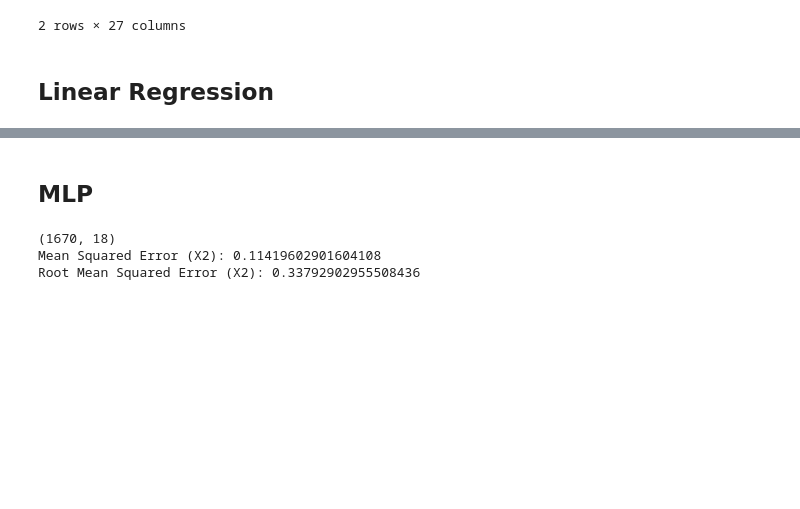
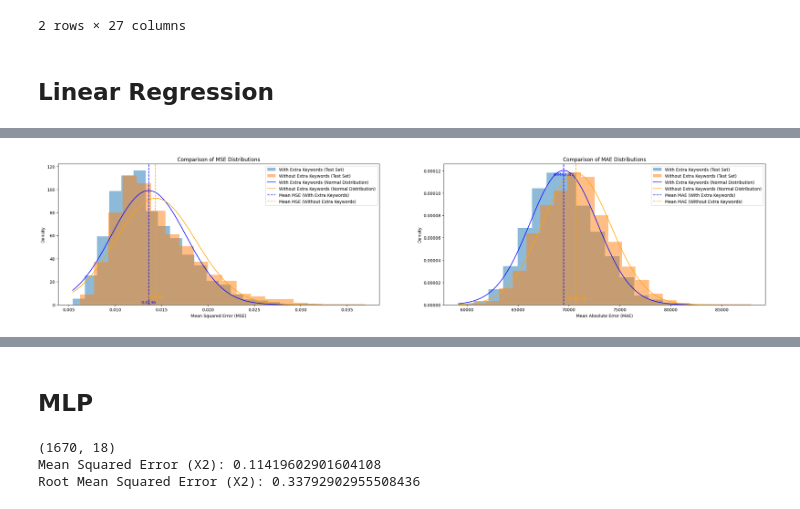
Before and after one commit to Chr728/SALARYPREDICTION, a Jupyter notebook: model_training.ipynb, the cells around one changed output, grey strips where cells are left out. Saved outputs shown, nothing was run; the diff lists cells and outputs as text; code cells hidden in the pictures; blank space fills up the shorter version.

Commit message:
added some graphs

```diff
--- a/model_training.ipynb
+++ b/model_training.ipynb
@@ -105,0 +141,80 @@ Root Mean Squared Error Percentage: 0.3181026997976785
+# %%
+import matplotlib.pyplot as plt
+import numpy as np
+from scipy.stats import norm
+
+# Create figure and axes with larger size
+fig, axs = plt.subplots(1, 2, figsize=(30, 6))
+
+# Plot for MSE distribution
+# Define range for the X-axis
+x_min_mse = min(min(test_mse2_values), min(test_mse3_values))
+x_max_mse = max(max(test_mse2_values), max(test_mse3_values))
+x_range_mse = np.linspace(x_min_mse, x_max_mse, 100)
+
+# Plot histogram of MSE values for model with extra keywords
+axs[0].hist(test_mse2_values, bins=20, density=True, alpha=0.5, label='With Extra Keywords (Test Set)')
+axs[0].hist(test_mse3_values, bins=20, density=True, alpha=0.5, label='Without Extra Keywords (Test Set)')
+
+# Plot normal distribution curve for model with extra keywords
+mu2_mse, std2_mse = mean_test_mse2, np.sqrt(var_test_mse2)
+axs[0].plot(x_range_mse, norm.pdf(x_range_mse, mu2_mse, std2_mse), label='With Extra Keywords (Normal Distribution)', color='blue')
+
+# Plot normal distribution curve for model without extra keywords
+mu3_mse, std3_mse = mean_test_mse3, np.sqrt(var_test_mse3)
+axs[0].plot(x_range_mse, norm.pdf(x_range_mse, mu3_mse, std3_mse), label='Without Extra Keywords (Normal Distribution)', color='orange')
+
+# Add vertical lines for mean
+axs[0].axvline(x=mu2_mse, color='blue', linestyle='--', label='Mean MSE (With Extra Keywords)')
+axs[0].axvline(x=mu3_mse, color='orange', linestyle='--', label='Mean MSE (Without Extra Keywords)')
+
+# Annotate the vertical lines with mean values
+axs[0].text(mu2_mse, 0.002, f'{mu2_mse:.4f}', color='blue', ha='center', va='bottom')
+axs[0].text(mu3_mse, 5, f'{mu3_mse:.4f}', color='orange', ha='center', va='bottom')
+
+# Add legend and labels
+axs[0].legend()
+axs[0].set_xlabel('Mean Squared Error (MSE)')
+axs[0].set_ylabel('Density')
+axs[0].set_title('Comparison of MSE Distributions')
+
+# Plot for MAE distribution
+# Calculate maximum density value for each model
+max_density2_mae = max(np.histogram(real_mae2_values, bins=20, density=True)[0])
+max_density3_mae = max(np.histogram(real_mae3_values, bins=20, density=True)[0])
+
+# Define range for the X-axis
+x_min_mae = min(min(real_mae2_values), min(real_mae3_values))
+x_max_mae = max(max(real_mae2_values), max(real_mae3_values))
+x_range_mae = np.linspace(x_min_mae, x_max_mae, 100)
+
+# Plot histogram of MAE values for model with extra keywords
+axs[1].hist(real_mae2_values, bins=20, density=True, alpha=0.5, label='With Extra Keywords (Test Set)')
+axs[1].hist(real_mae3_values, bins=20, density=True, alpha=0.5, label='Without Extra Keywords (Test Set)')
+
+# Plot normal distribution curve for model with extra keywords
+mu2_mae, std2_mae = np.mean(real_mae2_values), np.std(real_mae2_values)
+axs[1].plot(x_range_mae, norm.pdf(x_range_mae, mu2_mae, std2_mae), label='With Extra Keywords (Normal Distribution)', color='blue')
+
+# Plot normal distribution curve for model without extra keywords
+mu3_mae, std3_mae = np.mean(real_mae3_values), np.std(real_mae3_values)
+axs[1].plot(x_range_mae, norm.pdf(x_range_mae, mu3_mae, std3_mae), label='Without Extra Keywords (Normal Distribution)', color='orange')
+
+# Add vertical lines for mean
+axs[1].axvline(x=mu2_mae, color='blue', linestyle='--', label='Mean MAE (With Extra Keywords)')
+axs[1].axvline(x=mu3_mae, color='orange', linestyle='--', label='Mean MAE (Without Extra Keywords)')
+
+# Annotate the vertical lines with mean values
+axs[1].text(mu2_mae, max_density2_mae * position_multiplier, f'{mu2_mae:.2f}', color='blue', ha='center', va='bottom')
+axs[1].text(mu3_mae, max_density3_mae * (1-position_multiplier), f'{mu3_mae:.2f}', color='orange', ha='center', va='bottom')
+
+# Add legend and labels
+axs[1].legend()
+axs[1].set_xlabel('Mean Absolute Error (MAE)')
+axs[1].set_ylabel('Density')
+axs[1].set_title('Comparison of MAE Distributions')
+
+# Show plot
+plt.show()
+# %% [output]
+[figure, added]
```
Also changed, not shown: parts of 4 cells of this notebook.
